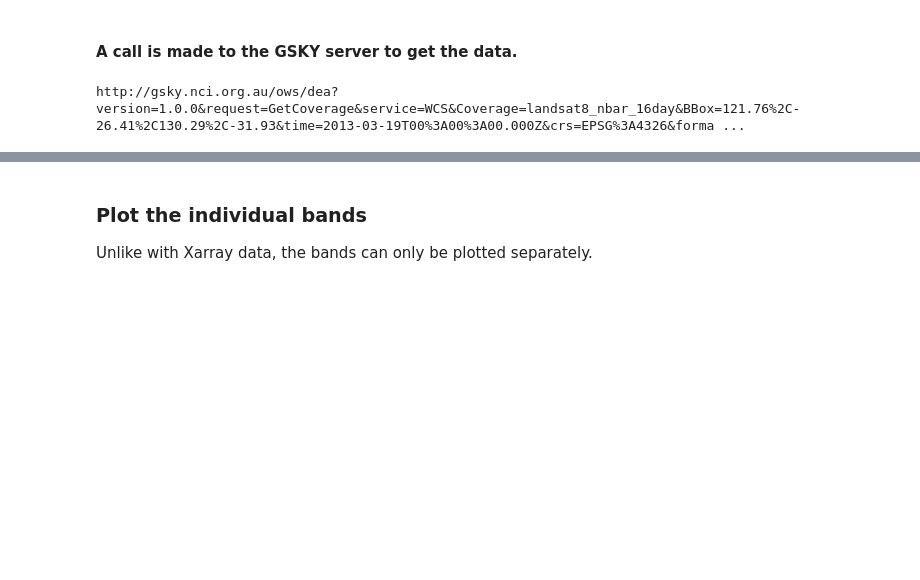
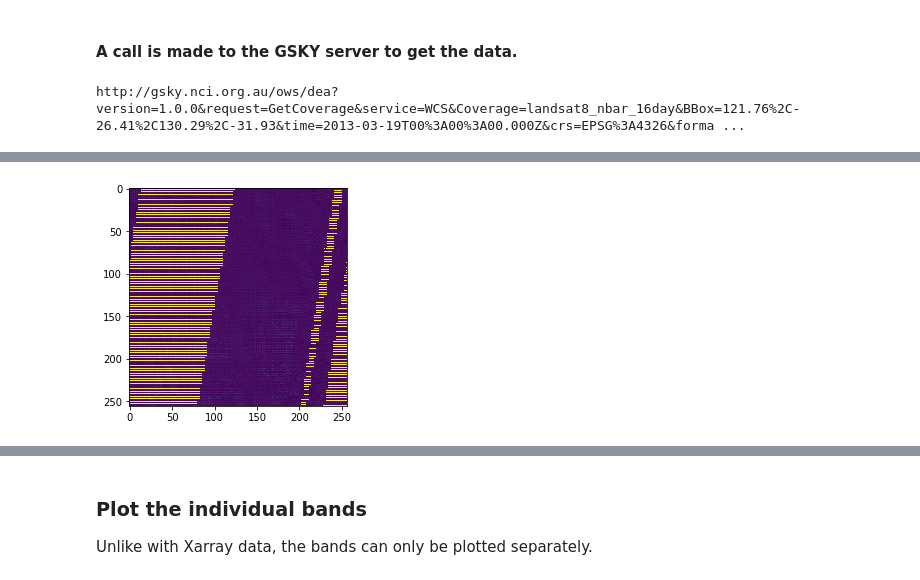
Before and after one commit to asivapra/gsky-demos, a Jupyter notebook: DEA_to_GSKY_Example_5_Diskless.ipynb, the cells around one changed output, grey strips where cells are left out. Cells and saved outputs as stored; diff of their text form; code cells hidden in the pictures; blank space fills up the shorter version.

```diff
--- a/DEA_to_GSKY_Example_5_Diskless.ipynb
+++ b/DEA_to_GSKY_Example_5_Diskless.ipynb
@@ -139,0 +199,15 @@ http://gsky.nci.org.au/ows/dea?version=1.0.0&request=GetCoverage&service=WCS&Cov
+# %%
+# r, g, and b are 256x256 int16 arrays.
+b = nc.variables['Band1'][:]
+g = nc.variables['Band2'][:]
+r = nc.variables['Band3'][:]
+rgbArray = np.zeros((256,256,3), 'uint16')
+rgbArray[..., 0] = b
+rgbArray[..., 1] = g
+rgbArray[..., 2] = r
+ra = np.stack(rgbArray, axis=0)
+img = Image.fromarray(ra, 'I;16')
+imgplot = plt.imshow(img)
+plt.show()
+# %% [output]
+[figure, added]
```
Also changed, not shown: parts of 14 cells of this notebook.
